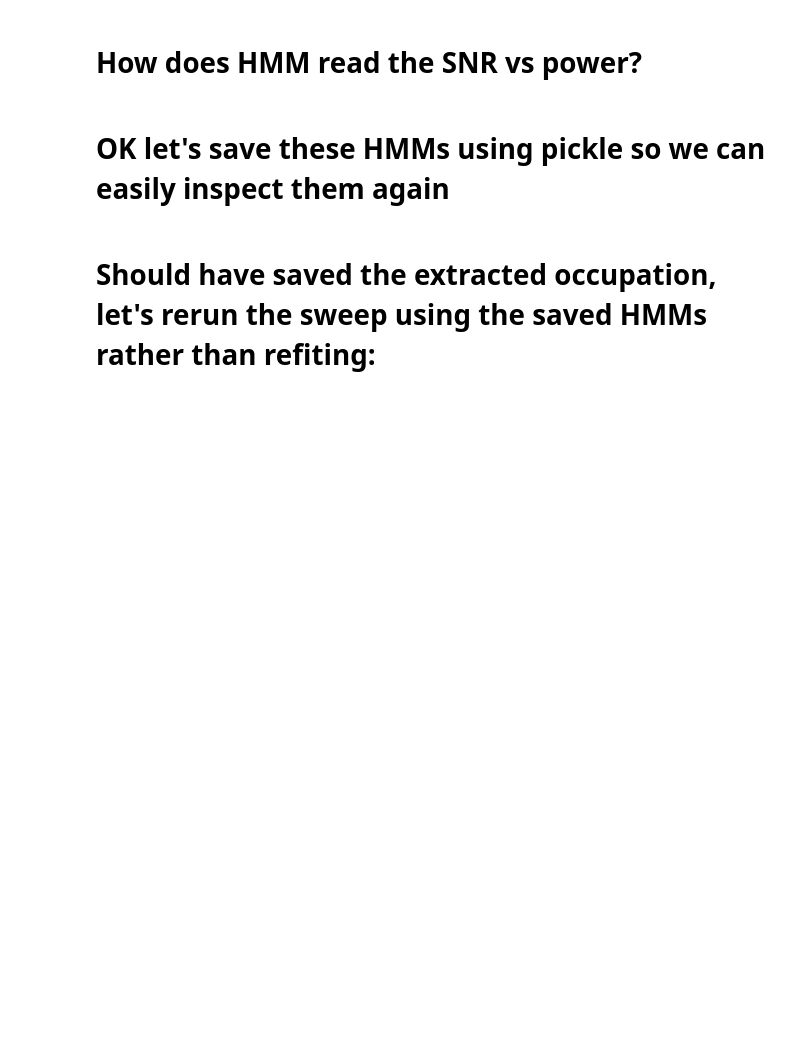
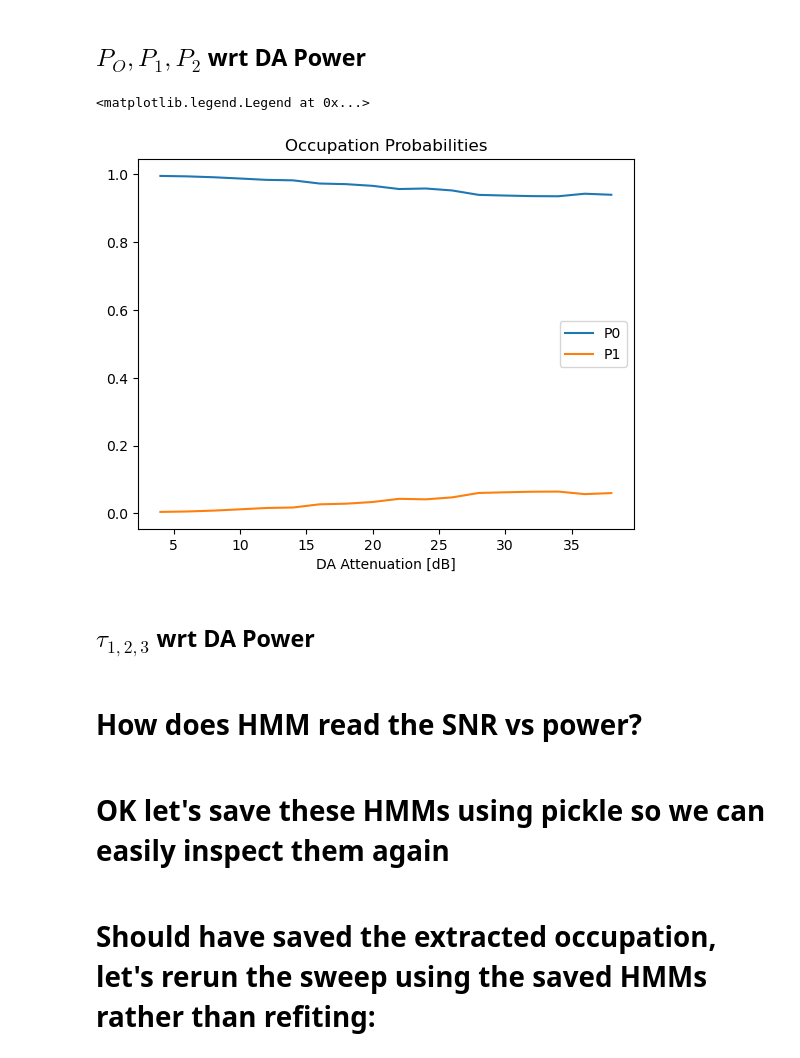
Before and after one commit to shanto268/HMM_Analysis, a Jupyter notebook: HMM_powersweep.ipynb, the cells around one changed output. Cells and saved outputs as stored; diff of their text form; code cells hidden in the pictures; blank space fills up the shorter version.

```diff
--- a/HMM_powersweep.ipynb
+++ b/HMM_powersweep.ipynb
@@ -745,5 +645,0 @@ New integration time = 35.16891142959224 because SNR was 2.22884
-# %%
-with h5py.File(savefile,'r') as f:
-    print( i + skip - 1)
-    print(attens[i+skip-1])
-    print(f[f'ATTEN{attens[i+skip-1]}/{i+skip-1}/transitionRatesMHz'].keys())
@@ -825,10 +685,16 @@ print(attens[index])
+# %% [markdown]
+## $P_O, P_1, P_2$  wrt DA Power
 # %%
-plt.plot(attens,P0,label='P0')
-plt.plot(attens,P1,label='P1')
-plt.plot(attens,P2,label='P2')
-plt.title('occupation probabilities')
-plt.xlabel('attenuation [dB]')
+plt.plot(attens_analyzed,P0,label='P0')
+plt.plot(attens_analyzed,P1,label='P1')
+plt.title('Occupation Probabilities')
+plt.xlabel('DA Attenuation [dB]')
 plt.legend()
+# %% [output]
+<matplotlib.legend.Legend at 0x...>
+[figure, added]
+# %% [markdown]
+##  $\tau_{1,2,3}$  wrt DA Power
 # %%
 TAUS = np.array(TAUS)
 # %%
```
Also changed, not shown: parts of 74 cells of this notebook.
